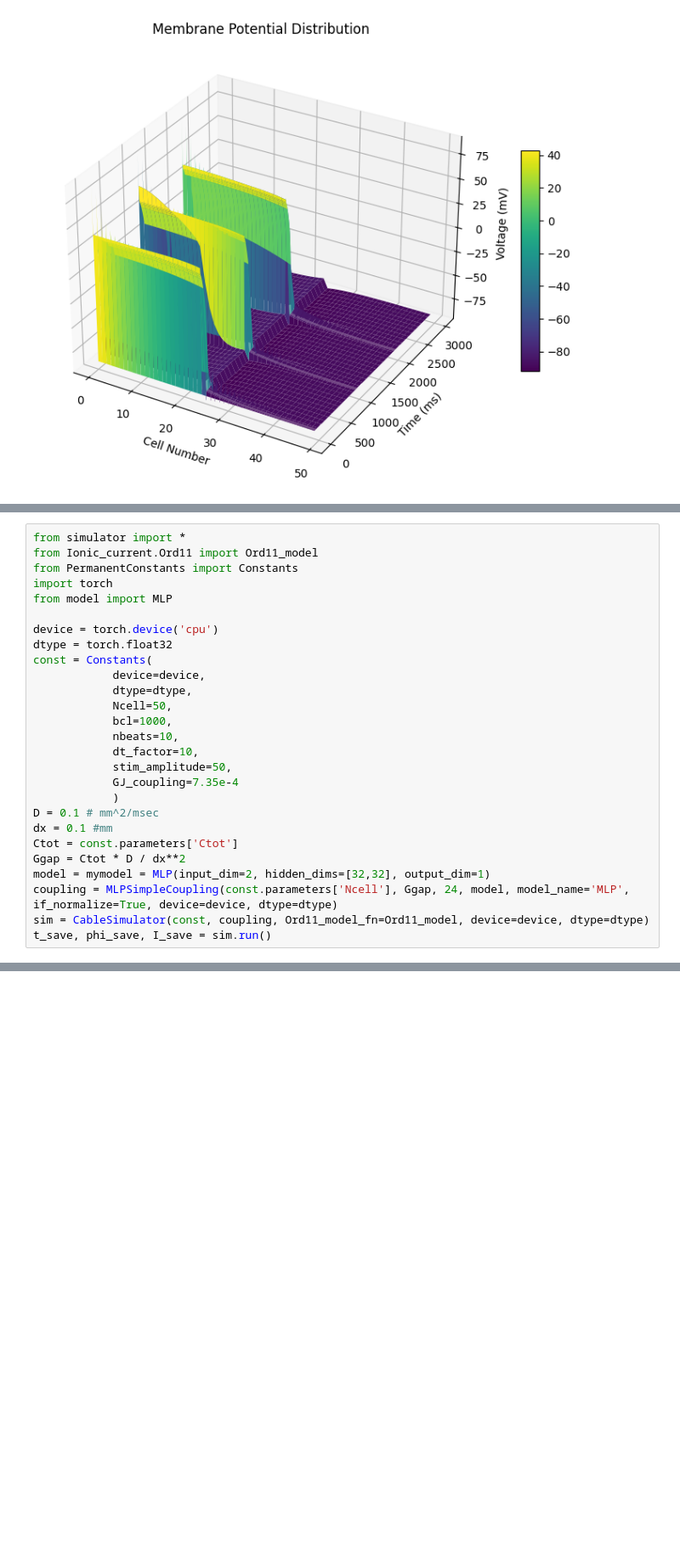
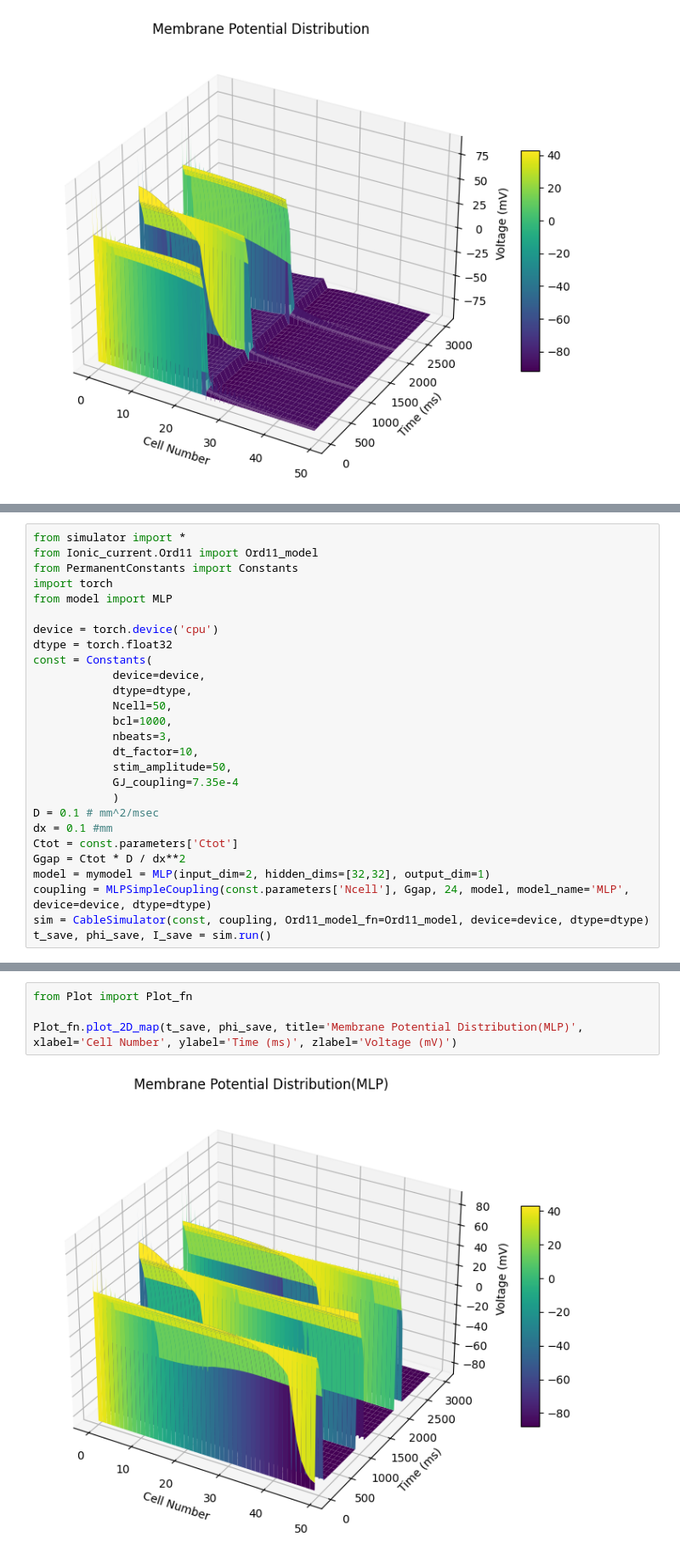
Before and after one commit to Richard71111/ID_hetg_NN, a Jupyter notebook: test_ResNet.ipynb, the cells around one changed output, grey strips where cells are left out. Shown at 85% size. Saved outputs shown, nothing was run; the diff lists cells and outputs as text; blank space fills up the shorter version.

```diff
--- a/test_ResNet.ipynb
+++ b/test_ResNet.ipynb
@@ -489,7 +481,7 @@ const = Constants(
             dtype=dtype,
             Ncell=50,
             bcl=1000,
-            nbeats=10,
+            nbeats=3,
             dt_factor=10,
             stim_amplitude=50,
             GJ_coupling=7.35e-4
@@ -499,7 +491,7 @@ dx = 0.1 #mm
 Ctot = const.parameters['Ctot']
 Ggap = Ctot * D / dx**2
 model = mymodel = MLP(input_dim=2, hidden_dims=[32,32], output_dim=1)
-coupling = MLPSimpleCoupling(const.parameters['Ncell'], Ggap, 24, model, model_name='MLP', if_normalize=True, device=device, dtype=dtype)
+coupling = MLPSimpleCoupling(const.parameters['Ncell'], Ggap, 24, model, model_name='MLP', device=device, dtype=dtype)
 sim = CableSimulator(const, coupling, Ord11_model_fn=Ord11_model, device=device, dtype=dtype)
 t_save, phi_save, I_save = sim.run()
 # %% [output]
@@ -506,0 +501,6 @@ KeyboardInterrupt:
+# %%
+from Plot import Plot_fn
+
+Plot_fn.plot_2D_map(t_save, phi_save, title='Membrane Potential Distribution(MLP)', xlabel='Cell Number', ylabel='Time (ms)', zlabel='Voltage (mV)')
+# %% [output]
+[figure, added]
```
Also changed, not shown: parts of 7 cells of this notebook.
